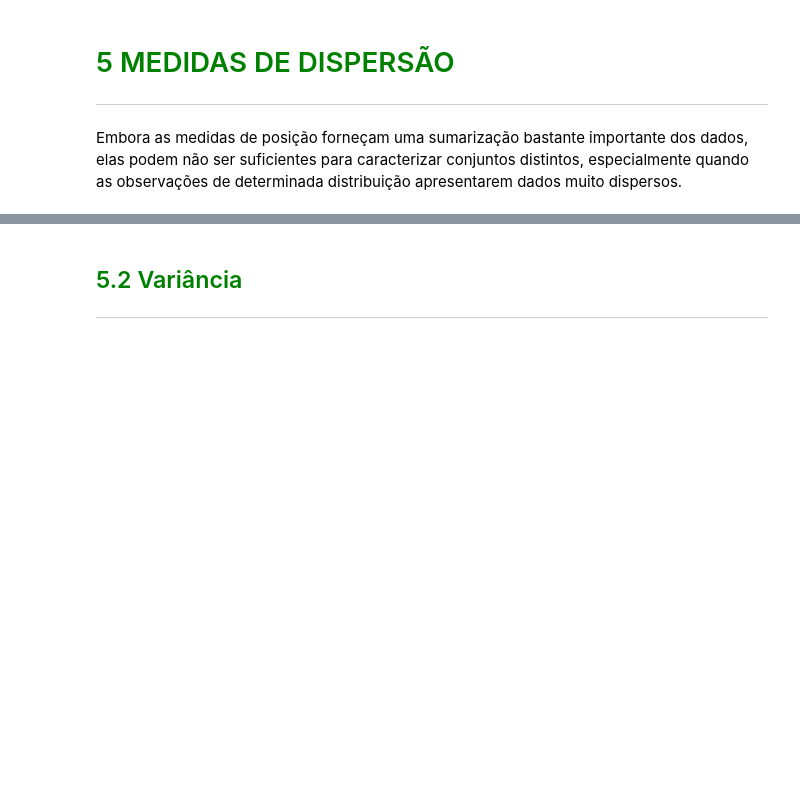
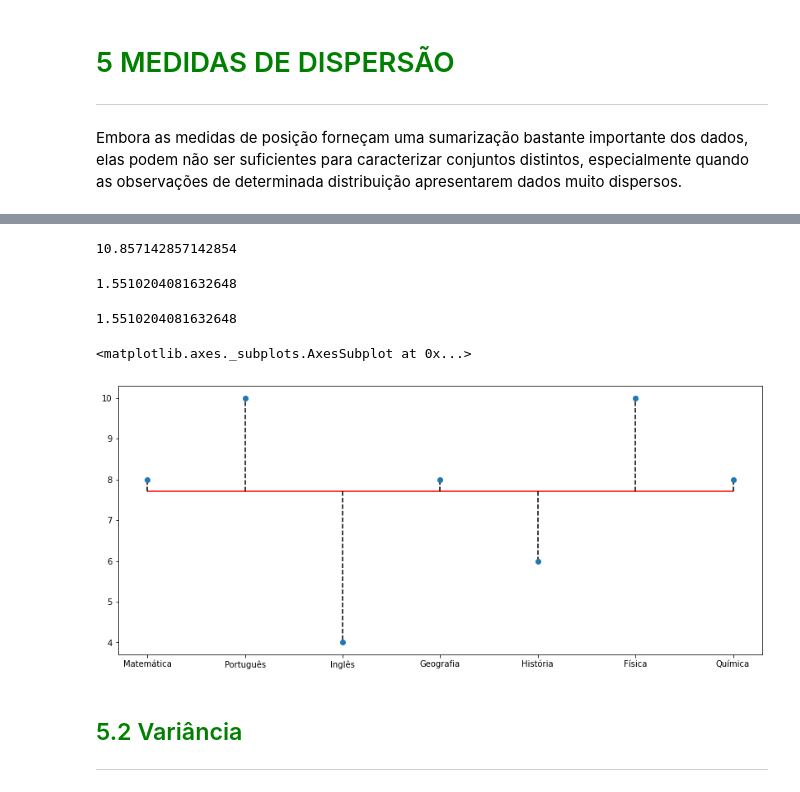
Before and after one commit to RichardRosenblat/alura-estatistica-com-python-parte-1, a Jupyter notebook: Curso_de_Estatística.ipynb, the cells around one changed output, grey strips where cells are left out. Cells and saved outputs as stored; diff of their text form; code cells hidden in the pictures; blank space fills up the shorter version.

```diff
--- a/Curso_de_Estatística.ipynb
+++ b/Curso_de_Estatística.ipynb
@@ -1201,0 +1227,3 @@ Embora as medidas de posição forneçam uma sumarização bastante importante d
+# %%
+notas_fulano = pd.DataFrame(df.loc[:,'Fulano'])
+notas_fulano
@@ -1201,0 +1239,3 @@ Embora as medidas de posição forneçam uma sumarização bastante importante d
+# %%
+nota_media_fulano = notas_fulano.mean()[0]
+nota_media_fulano
@@ -1201,0 +1244,12 @@ Embora as medidas de posição forneçam uma sumarização bastante importante d
+# %%
+'''
+O python deu esse erro:
+A value is trying to be set on a copy of a slice from a DataFrame.
+Try using .loc[row_indexer,col_indexer] = value instead
+
+porque na hora de criar o notas_fulano, eu tinha feito dessa forma:
+notas_fulano = df[['Fulano']]
+o que não é recomendado para esse tipo de operação
+'''
+notas_fulano['Desvio'] = notas_fulano['Fulano'] - nota_media_fulano
+notas_fulano
@@ -1201,0 +1271,3 @@ Embora as medidas de posição forneçam uma sumarização bastante importante d
+# %%
+notas_fulano['|Desvio|'] = notas_fulano['Desvio'].abs()
+notas_fulano
@@ -1202,3 +1283,29 @@ Embora as medidas de posição forneçam uma sumarização bastante importante d
+# %%
+notas_fulano['|Desvio|'].sum()
+# %% [output]
+10.857142857142854
+# %%
+notas_fulano['|Desvio|'].mean()
+# %% [output]
+1.5510204081632648
+# %%
+# A função .mad está deprecada desde a versão 1.5.0 do pandas
+# Então a forma mais atual de calcular o desvio medio absoluto é
+# (df-df.mean()).abs().mean()
+desvio_medio_absoluto = notas_fulano['Fulano'].mad()
+desvio_medio_absoluto
+# %% [output]
+1.5510204081632648
+# %%
+ax = notas_fulano['Fulano'].plot(style = 'o')
+ax.figure.set_size_inches(14, 6)
+ax.hlines(y = nota_media_fulano, xmin = 0, xmax = notas_fulano.shape[0] - 1, colors = 'red')
+for i in range(notas_fulano.shape[0]):
+    ax.vlines(x = i, ymin = nota_media_fulano, ymax = notas_fulano['Fulano'][i], linestyle='dashed')
+ax
+# %% [output]
+<matplotlib.axes._subplots.AxesSubplot at 0x...>
+[figure, added]
 # %% [markdown]
 ## <font color=green>5.2 Variância</font>
 ***
```
Also changed, not shown: parts of 8 cells of this notebook.
